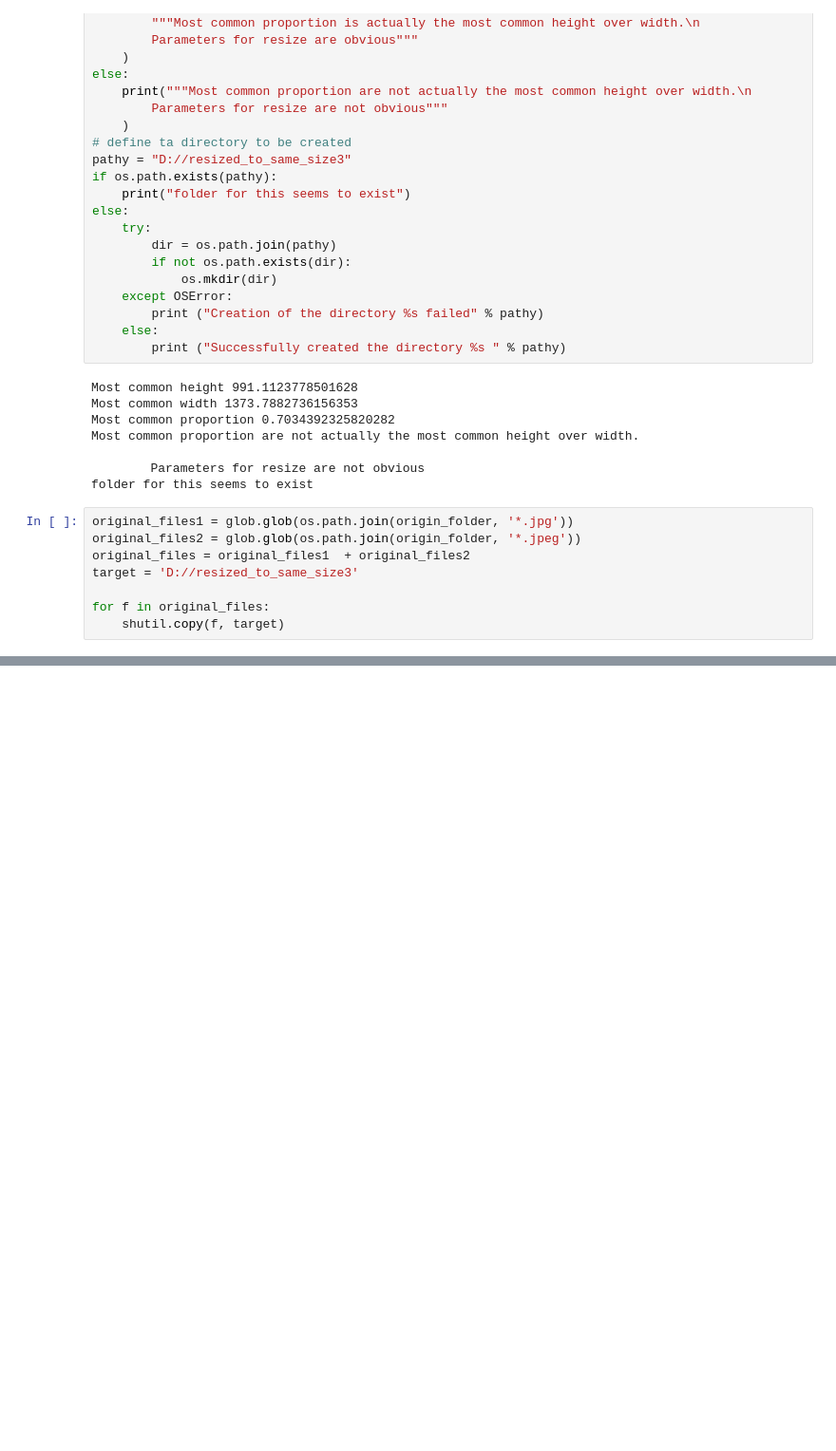
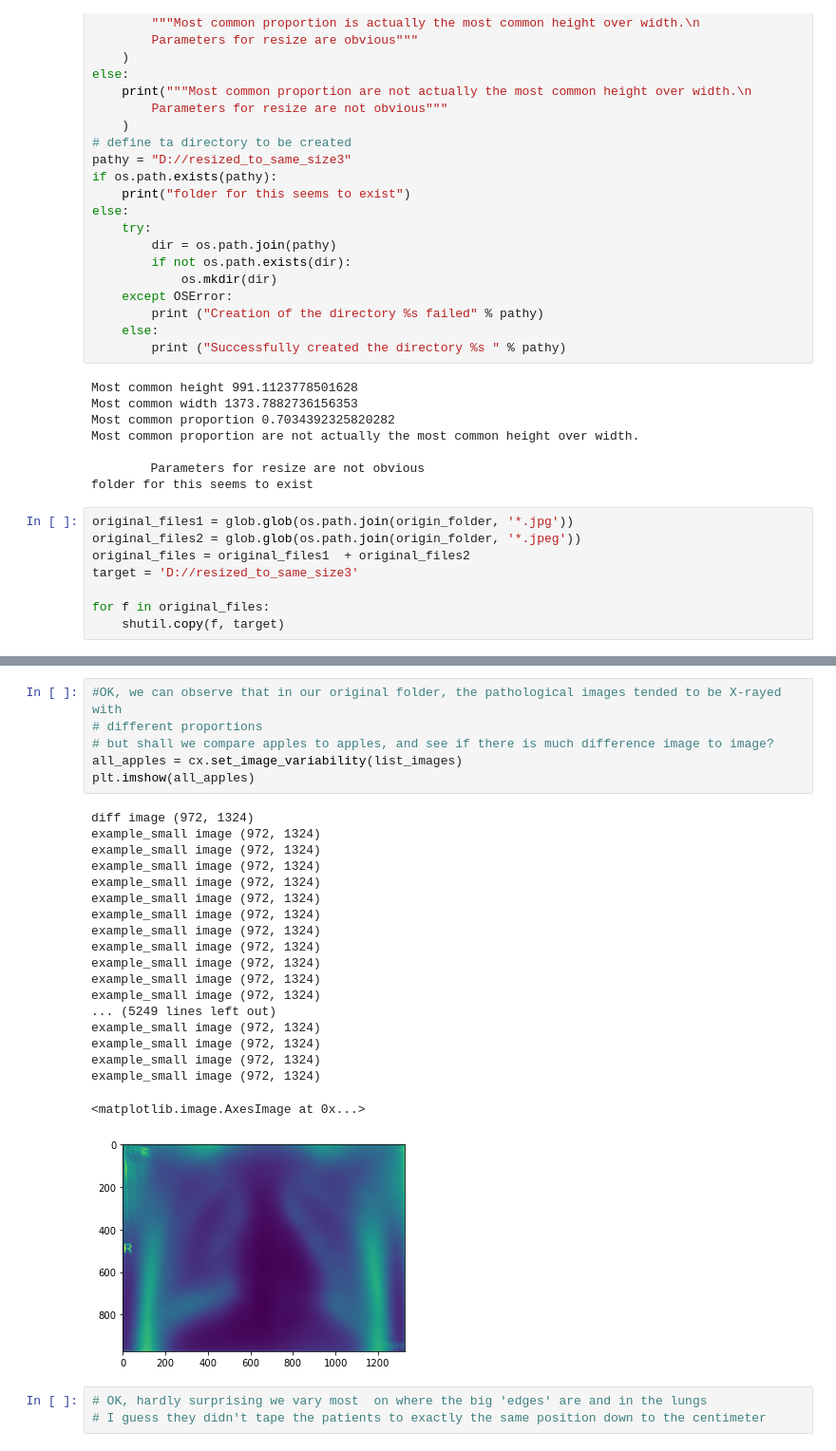
Before and after one commit to drcandacemakedamoore/cleanX, a Jupyter notebook: workflow_demo/cleanX_run_example.ipynb, the cells around one changed output, grey strips where cells are left out. Shown at 95% size. Cells and saved outputs as stored; diff of their text form; blank space fills up the shorter version.

```diff
--- a/workflow_demo/cleanX_run_example.ipynb
+++ b/workflow_demo/cleanX_run_example.ipynb
@@ -416,0 +472,29 @@ for file in os.listdir(g):
+# %%
+#OK, we can observe that in our original folder, the pathological images tended to be X-rayed with
+# different proportions
+# but shall we compare apples to apples, and see if there is much difference image to image?
+all_apples = cx.set_image_variability(list_images)
+plt.imshow(all_apples)
+# %% [output]
+diff image (972, 1324)
+example_small image (972, 1324)
+example_small image (972, 1324)
+example_small image (972, 1324)
+example_small image (972, 1324)
+example_small image (972, 1324)
+example_small image (972, 1324)
+example_small image (972, 1324)
+example_small image (972, 1324)
+example_small image (972, 1324)
+example_small image (972, 1324)
+example_small image (972, 1324)
+... (5249 lines left out)
+example_small image (972, 1324)
+example_small image (972, 1324)
+example_small image (972, 1324)
+example_small image (972, 1324)
+<matplotlib.image.AxesImage at 0x...>
+[figure, added]
+# %%
+# OK, hardly surprising we vary most  on where the big 'edges' are and in the lungs
+# I guess they didn't tape the patients to exactly the same position down to the centimeter
```
Also changed, not shown: parts of 11 cells of this notebook, 1 other file.
